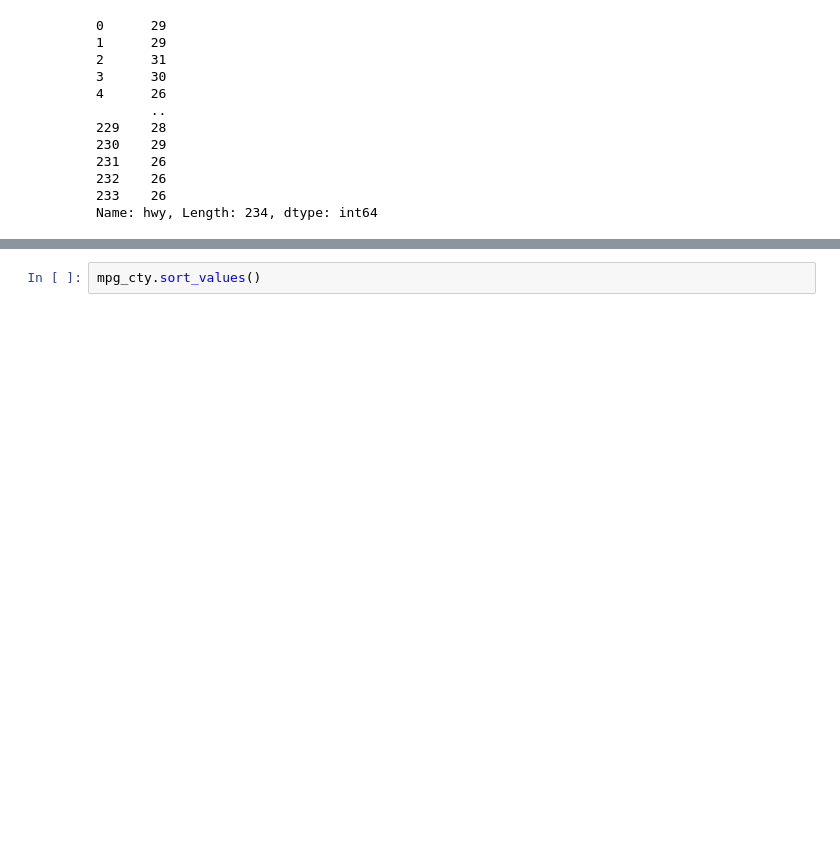
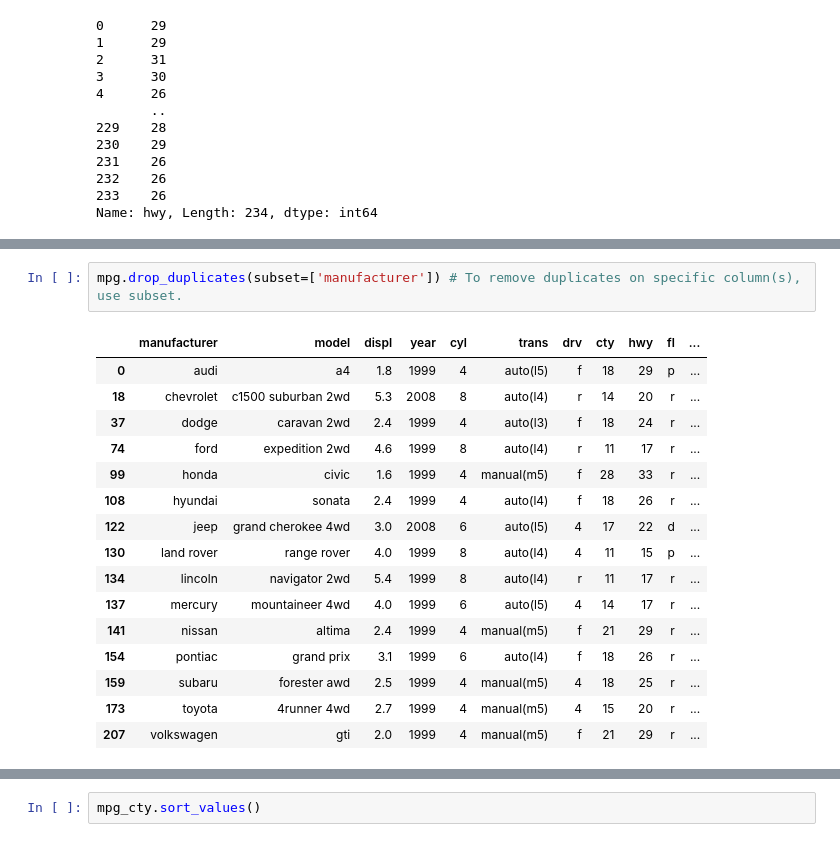
Before and after one commit to vss121/study-DataAnalysis, a Jupyter notebook: 5주차/김예경_22_07_31_과제.ipynb, the cells around one changed output, grey strips where cells are left out. Cells and saved outputs as stored; diff of their text form; blank space fills up the shorter version.

```diff
--- a/5주차/김예경_22_07_31_과제.ipynb
+++ b/5주차/김예경_22_07_31_과제.ipynb
@@ -63,0 +225,19 @@ Name: hwy, Length: 234, dtype: int64
+# %%
+mpg.drop_duplicates(subset=['manufacturer']) # To remove duplicates on specific column(s), use subset.
+# %% [output]
+|  | manufacturer | model | displ | year | cyl | trans | drv | cty | hwy | fl | ... |
+| 0 | audi | a4 | 1.8 | 1999 | 4 | auto(l5) | f | 18 | 29 | p | ... |
+| 18 | chevrolet | c1500 suburban 2wd | 5.3 | 2008 | 8 | auto(l4) | r | 14 | 20 | r | ... |
+| 37 | dodge | caravan 2wd | 2.4 | 1999 | 4 | auto(l3) | f | 18 | 24 | r | ... |
+| 74 | ford | expedition 2wd | 4.6 | 1999 | 8 | auto(l4) | r | 11 | 17 | r | ... |
+| 99 | honda | civic | 1.6 | 1999 | 4 | manual(m5) | f | 28 | 33 | r | ... |
+| 108 | hyundai | sonata | 2.4 | 1999 | 4 | auto(l4) | f | 18 | 26 | r | ... |
+| 122 | jeep | grand cherokee 4wd | 3.0 | 2008 | 6 | auto(l5) | 4 | 17 | 22 | d | ... |
+| 130 | land rover | range rover | 4.0 | 1999 | 8 | auto(l4) | 4 | 11 | 15 | p | ... |
+| 134 | lincoln | navigator 2wd | 5.4 | 1999 | 8 | auto(l4) | r | 11 | 17 | r | ... |
+| 137 | mercury | mountaineer 4wd | 4.0 | 1999 | 6 | auto(l5) | 4 | 14 | 17 | r | ... |
+| 141 | nissan | altima | 2.4 | 1999 | 4 | manual(m5) | f | 21 | 29 | r | ... |
+| 154 | pontiac | grand prix | 3.1 | 1999 | 6 | auto(l4) | f | 18 | 26 | r | ... |
+| 159 | subaru | forester awd | 2.5 | 1999 | 4 | manual(m5) | 4 | 18 | 25 | r | ... |
+| 173 | toyota | 4runner 4wd | 2.7 | 1999 | 4 | manual(m5) | 4 | 15 | 20 | r | ... |
+| 207 | volkswagen | gti | 2.0 | 1999 | 4 | manual(m5) | f | 21 | 29 | r | ... |
```
Also changed, not shown: parts of 22 cells of this notebook, 1 other file.
